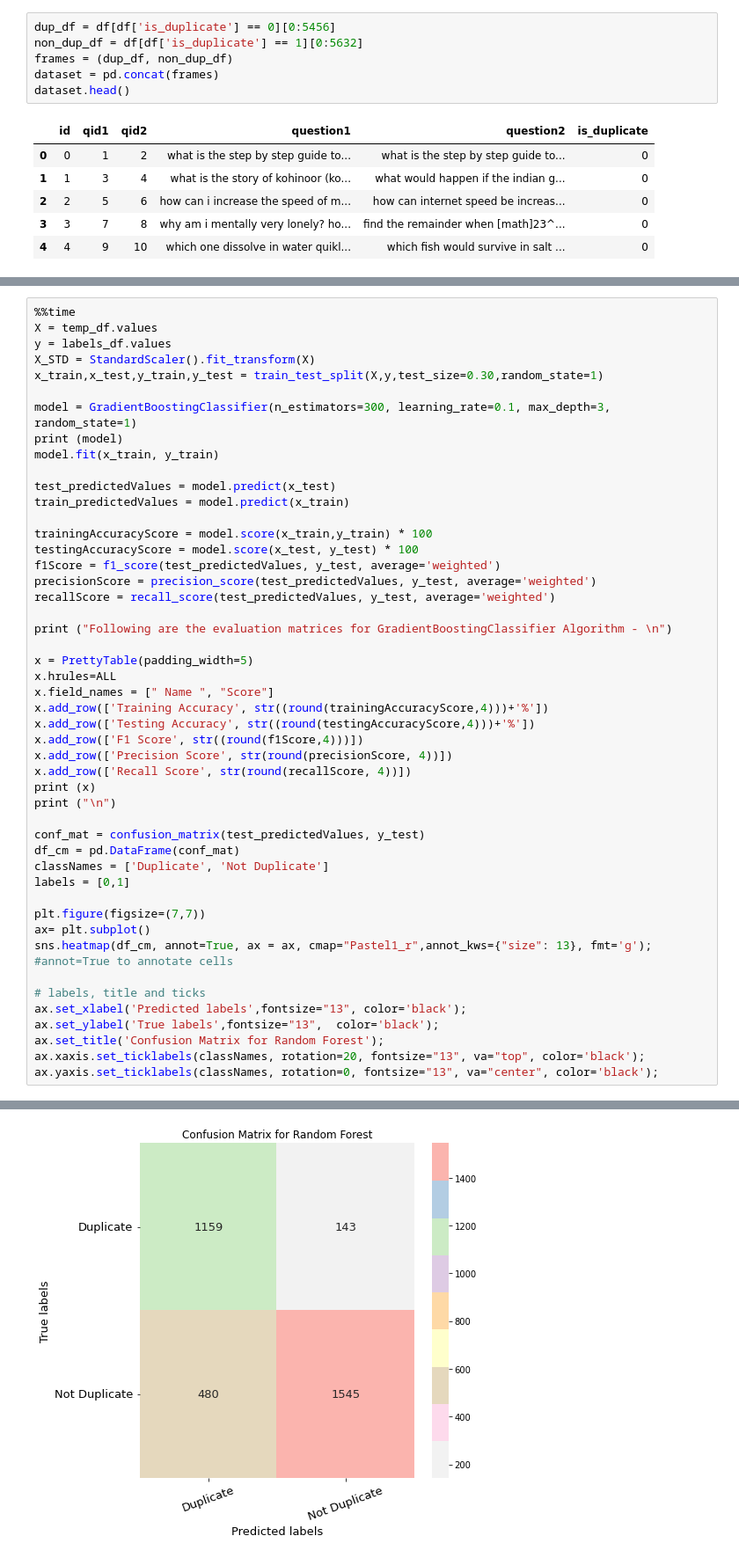
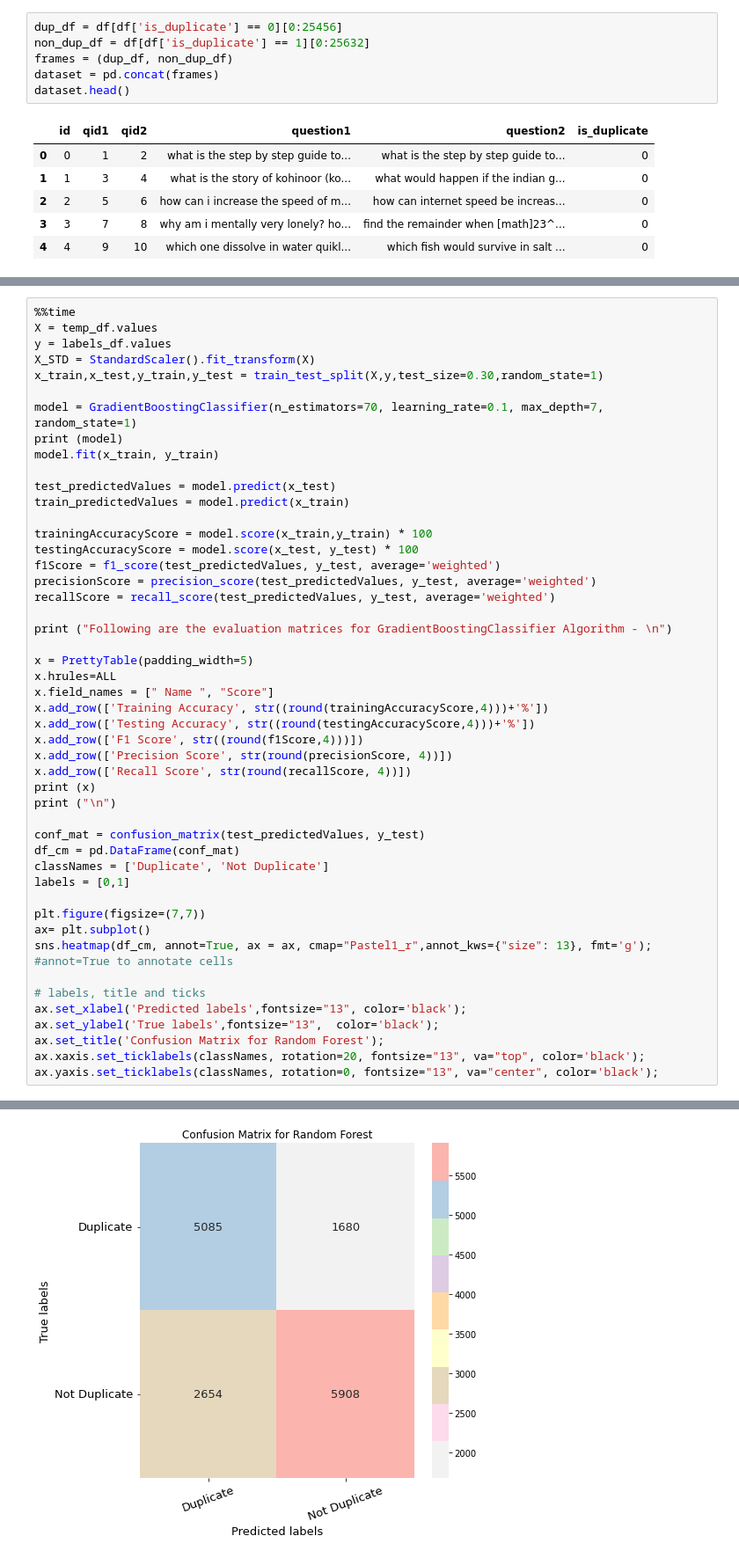
Before and after one commit to amitadhainje/MY_NOTES, a Jupyter notebook: Quora_Question_Pairs_ML.ipynb, the cells around one changed output, grey strips where cells are left out. Shown at 88% size. Drawn from its saved outputs; the diff is of its cells as text.

```diff
--- a/Quora_Question_Pairs_ML.ipynb
+++ b/Quora_Question_Pairs_ML.ipynb
@@ -112,8 +112,8 @@ DISPLAYING THE BASIC INFORMATION ABOUT DATASET -
 | 4  | which one dissolve in water quikly sugar, salt, methane and carbon di oxide? | which fish would survive in salt water?                                                  |
 +----+------------------------------------------------------------------------------+------------------------------------------------------------------------------------------+
 # %%
-dup_df = df[df['is_duplicate'] == 0][0:5456]
-non_dup_df = df[df['is_duplicate'] == 1][0:5632]
+dup_df = df[df['is_duplicate'] == 0][0:25456]
+non_dup_df = df[df['is_duplicate'] == 1][0:25632]
 frames = (dup_df, non_dup_df)
 dataset = pd.concat(frames)
 dataset.head()
@@ -373,7 +373,7 @@ y = labels_df.values
 X_STD = StandardScaler().fit_transform(X)
 x_train,x_test,y_train,y_test = train_test_split(X,y,test_size=0.30,random_state=1)
 
-model = GradientBoostingClassifier(n_estimators=300, learning_rate=0.1, max_depth=3, random_state=1)
+model = GradientBoostingClassifier(n_estimators=70, learning_rate=0.1, max_depth=7, random_state=1)
 print (model)
 model.fit(x_train, y_train)
 
@@ -438 +438 @@ Wall time: 22.5 s
-[figure, old version]
+[figure, new version]
```
Also changed, not shown: parts of 6 cells of this notebook.
